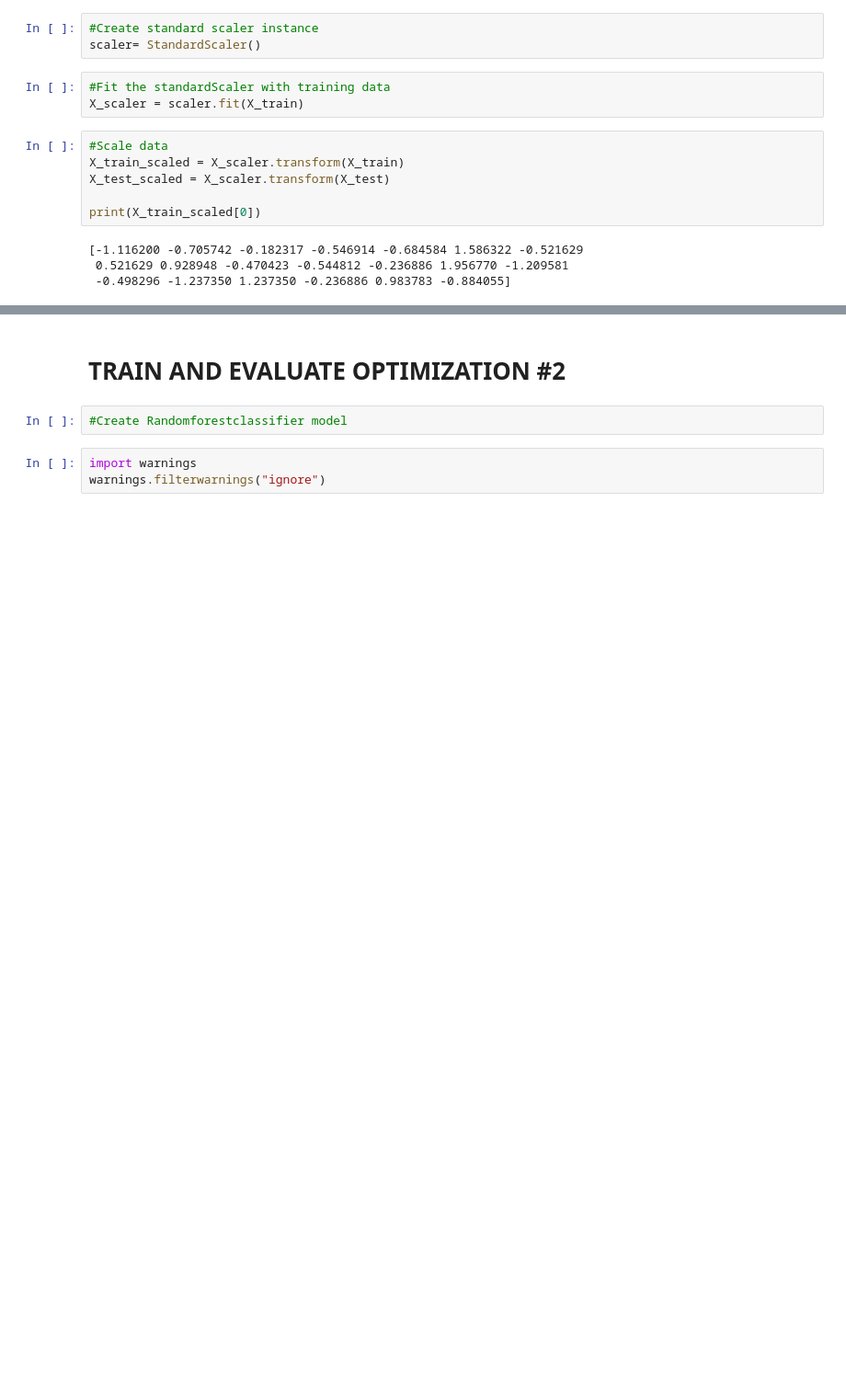
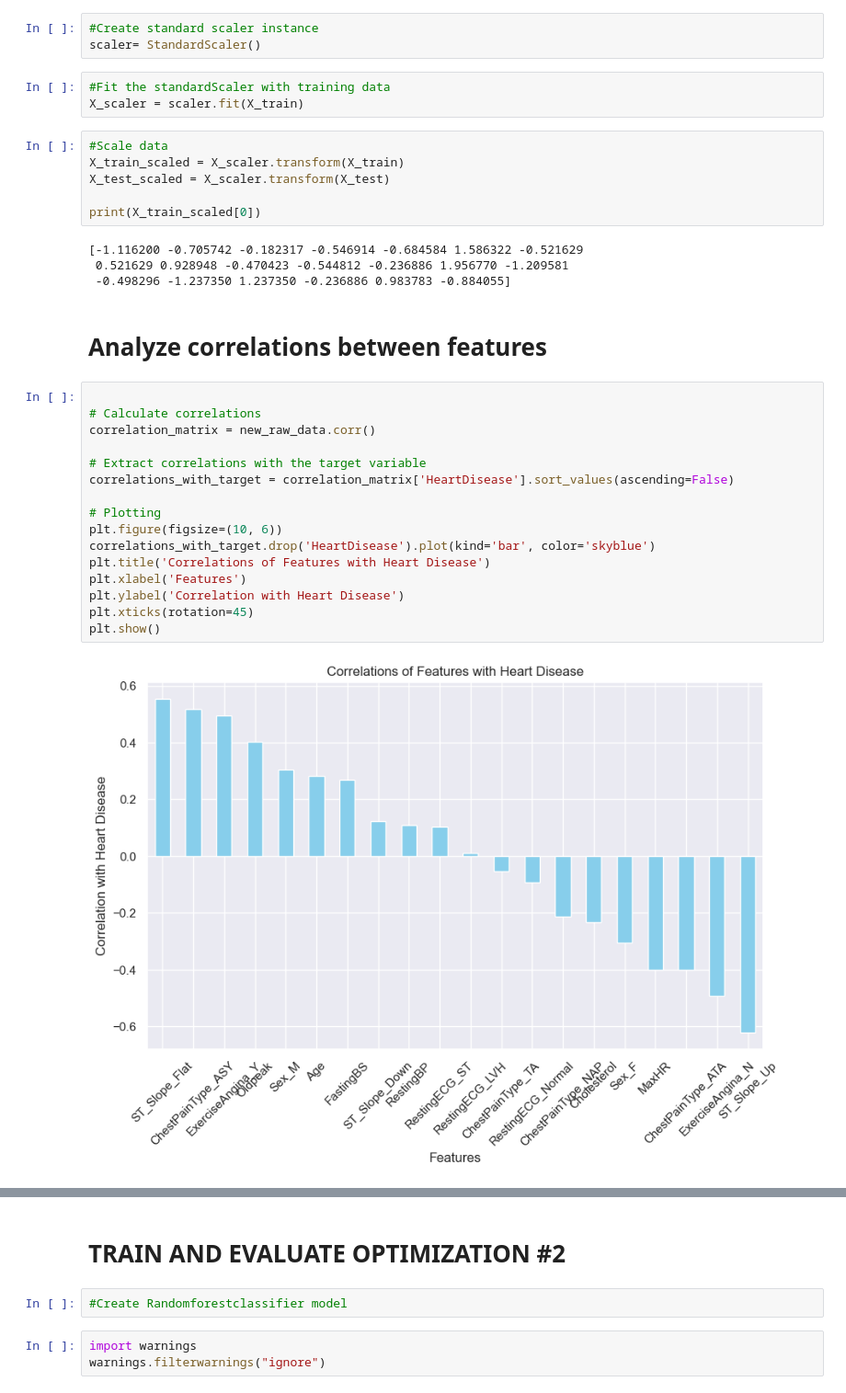
Before and after one commit to Prisca92/Project-4-final, a Jupyter notebook: Heart_Classifier_Final_Model.ipynb, the cells around one changed output, grey strips where cells are left out. Shown: that part at 92% size. Drawn from its saved outputs; the diff is of its cells as text; blank space fills up the shorter version.

```diff
--- a/Heart_Classifier_Final_Model.ipynb
+++ b/Heart_Classifier_Final_Model.ipynb
@@ -199,3 +194,23 @@ print(X_train_scaled[0])
 [-1.116200 -0.705742 -0.182317 -0.546914 -0.684584 1.586322 -0.521629
  0.521629 0.928948 -0.470423 -0.544812 -0.236886 1.956770 -1.209581
  -0.498296 -1.237350 1.237350 -0.236886 0.983783 -0.884055]
+# %% [markdown]
+# Analyze correlations between features
+# %%
+
+# Calculate correlations
+correlation_matrix = new_raw_data.corr()
+
+# Extract correlations with the target variable
+correlations_with_target = correlation_matrix['HeartDisease'].sort_values(ascending=False)
+
+# Plotting
+plt.figure(figsize=(10, 6))
+correlations_with_target.drop('HeartDisease').plot(kind='bar', color='skyblue')
+plt.title('Correlations of Features with Heart Disease')
+plt.xlabel('Features')
+plt.ylabel('Correlation with Heart Disease')
+plt.xticks(rotation=45)
+plt.show()
+# %% [output]
+[figure, added]
```
Also changed, not shown: parts of 20 cells of this notebook.
